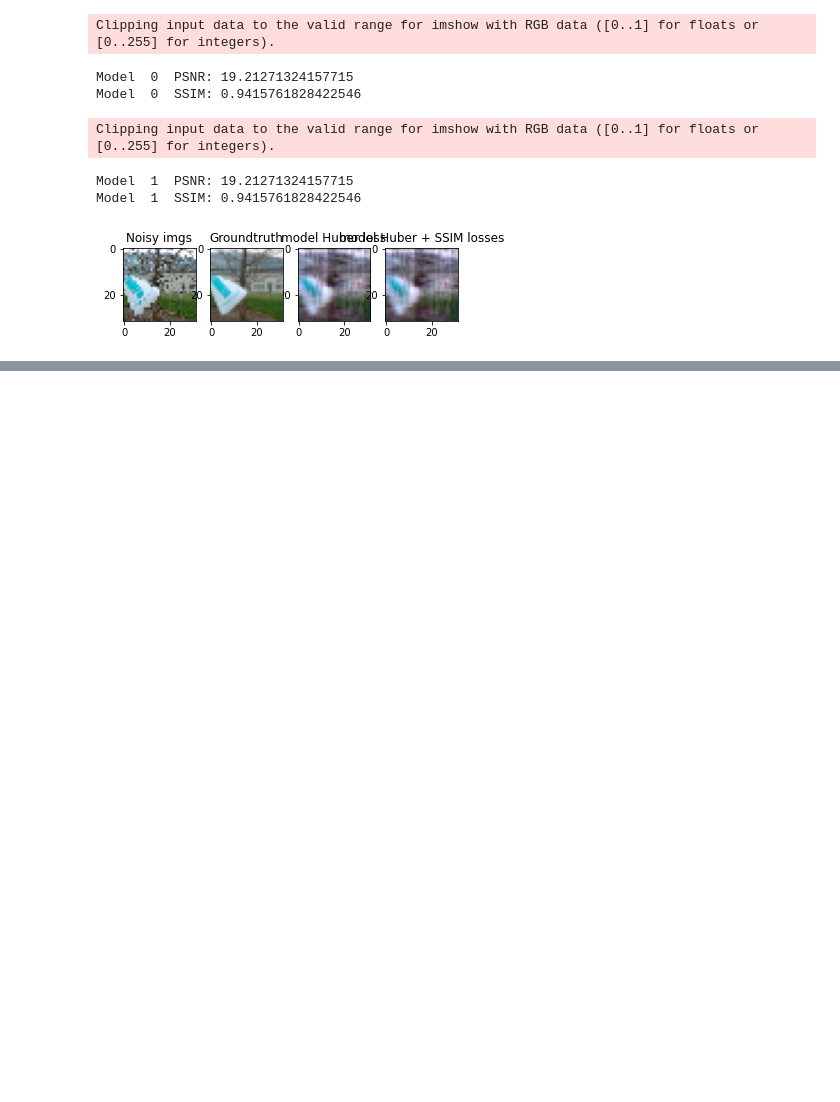
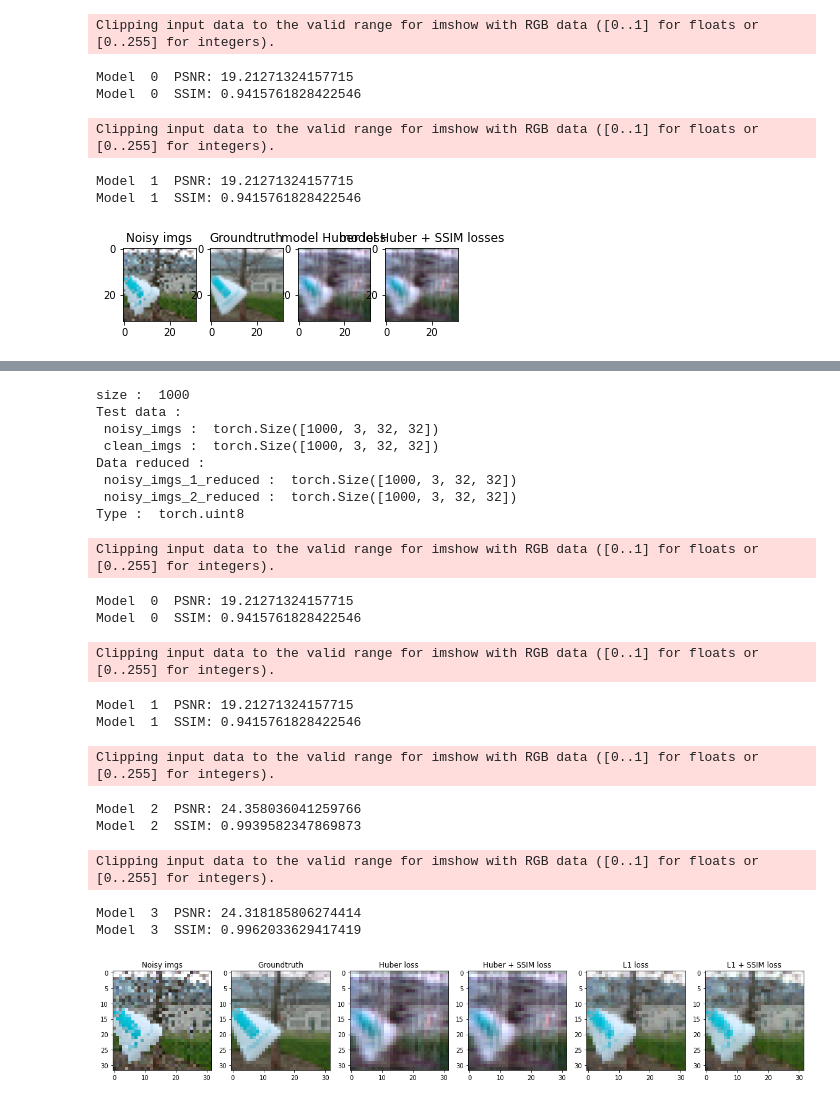
Before and after one commit to louisPoulain/Deep_learning_mini_projects, a Jupyter notebook: Project1/SSIM.ipynb, the cells around one changed output, grey strips where cells are left out. Saved outputs shown, nothing was run; the diff lists cells and outputs as text; code cells hidden in the pictures; blank space fills up the shorter version.

```diff
--- a/Project1/SSIM.ipynb
+++ b/Project1/SSIM.ipynb
@@ -426,21 +428,44 @@ torch.save(model.state_dict(), PATH)
 # %%
 model_huber = AE_small5()
 PATH_HUBER = "./Data_aug/AE_small5_model_huber_loss.pth"
 model_huber.load_state_dict(torch.load(PATH_HUBER))
 
 model_SSIM = AE_small5()
 PATH_SSIM = "./Data_aug/AE_small5_model_new_loss.pth"
 model_SSIM.load_state_dict(torch.load(PATH_SSIM))
 
 model_l1 = AE_small5()
 PATH_L1 = "./Data_aug/AE_small5_model_l1_loss.pth"
 model_l1.load_state_dict(torch.load(PATH_L1))
 
 model_l1_SSIM = AE_small5()
 PATH_L1_SSIM = "./Data_aug/AE_small5_model_new_loss_l1.pth"
 model_l1_SSIM.load_state_dict(torch.load(PATH_L1_SSIM))
 
 PATHS = [PATH_HUBER, PATH_SSIM, PATH_L1, PATH_L1_SSIM]
 models = [model_huber, model_SSIM, model_l1, model_l1_SSIM]
 names = ["Huber loss", "Huber + SSIM loss", "L1 loss", "L1 + SSIM loss"]
+plt.figure(figsize=(20,10))
 compare_models(PATHS, models, names)
+# %% [output]
+size :  1000
+Test data :
+ noisy_imgs :  torch.Size([1000, 3, 32, 32])
+ clean_imgs :  torch.Size([1000, 3, 32, 32])
+Data reduced :
+ noisy_imgs_1_reduced :  torch.Size([1000, 3, 32, 32])
+ noisy_imgs_2_reduced :  torch.Size([1000, 3, 32, 32])
+Type :  torch.uint8
+Clipping input data to the valid range for imshow with RGB data ([0..1] for floats or [0..255] for integers).
+Model  0  PSNR: 19.21271324157715
+Model  0  SSIM: 0.9415761828422546
+Clipping input data to the valid range for imshow with RGB data ([0..1] for floats or [0..255] for integers).
+Model  1  PSNR: 19.21271324157715
+Model  1  SSIM: 0.9415761828422546
+Clipping input data to the valid range for imshow with RGB data ([0..1] for floats or [0..255] for integers).
+Model  2  PSNR: 24.358036041259766
+Model  2  SSIM: 0.9939582347869873
+Clipping input data to the valid range for imshow with RGB data ([0..1] for floats or [0..255] for integers).
+Model  3  PSNR: 24.318185806274414
+Model  3  SSIM: 0.9962033629417419
+[figure, added]
```
Also changed, not shown: parts of 3 cells of this notebook, 3 other files.
